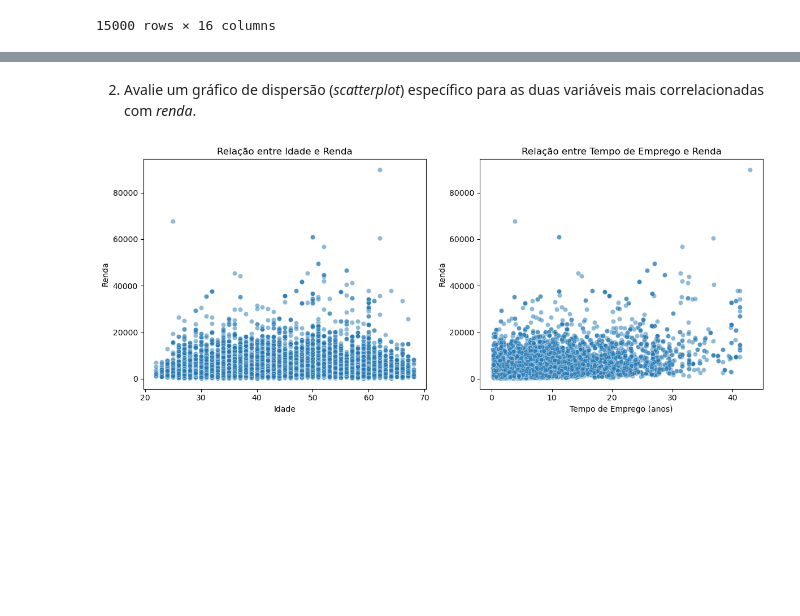
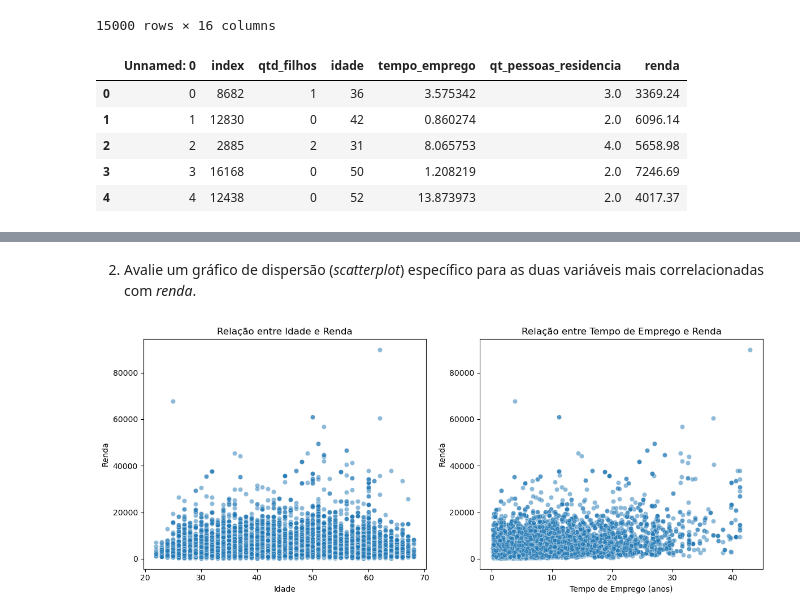
Before and after one commit to MarcioSGomes94/Mod-10---Exerc-cios, a Jupyter notebook: Mod 10 - Exerc 1.ipynb, the cells around one changed output, grey strips where cells are left out. Drawn from its saved outputs; the diff is of its cells as text; code cells hidden in the pictures; blank space fills up the shorter version.

```diff
--- a/Mod 10 - Exerc 1.ipynb
+++ b/Mod 10 - Exerc 1.ipynb
@@ -33,3 +33,14 @@ df
 | 14998 | 14998 | 2016-03-01 | 16019 | F | False | True | 0 | Servidor público | ... |
 | 14999 | 14999 | 2016-03-01 | 12895 | F | True | True | 0 | Assalariado | ... |
 15000 rows × 16 columns
+# %%
+df_numerico = df.select_dtypes(include=['number'])
+
+df_numerico.head()
+# %% [output]
+|  | Unnamed: 0 | index | qtd_filhos | idade | tempo_emprego | qt_pessoas_residencia | renda |
+| 0 | 0 | 8682 | 1 | 36 | 3.575342 | 3.0 | 3369.24 |
+| 1 | 1 | 12830 | 0 | 42 | 0.860274 | 2.0 | 6096.14 |
+| 2 | 2 | 2885 | 2 | 31 | 8.065753 | 4.0 | 5658.98 |
+| 3 | 3 | 16168 | 0 | 50 | 1.208219 | 2.0 | 7246.69 |
+| 4 | 4 | 12438 | 0 | 52 | 13.873973 | 2.0 | 4017.37 |
```
Also changed, not shown: parts of 3 cells of this notebook.
